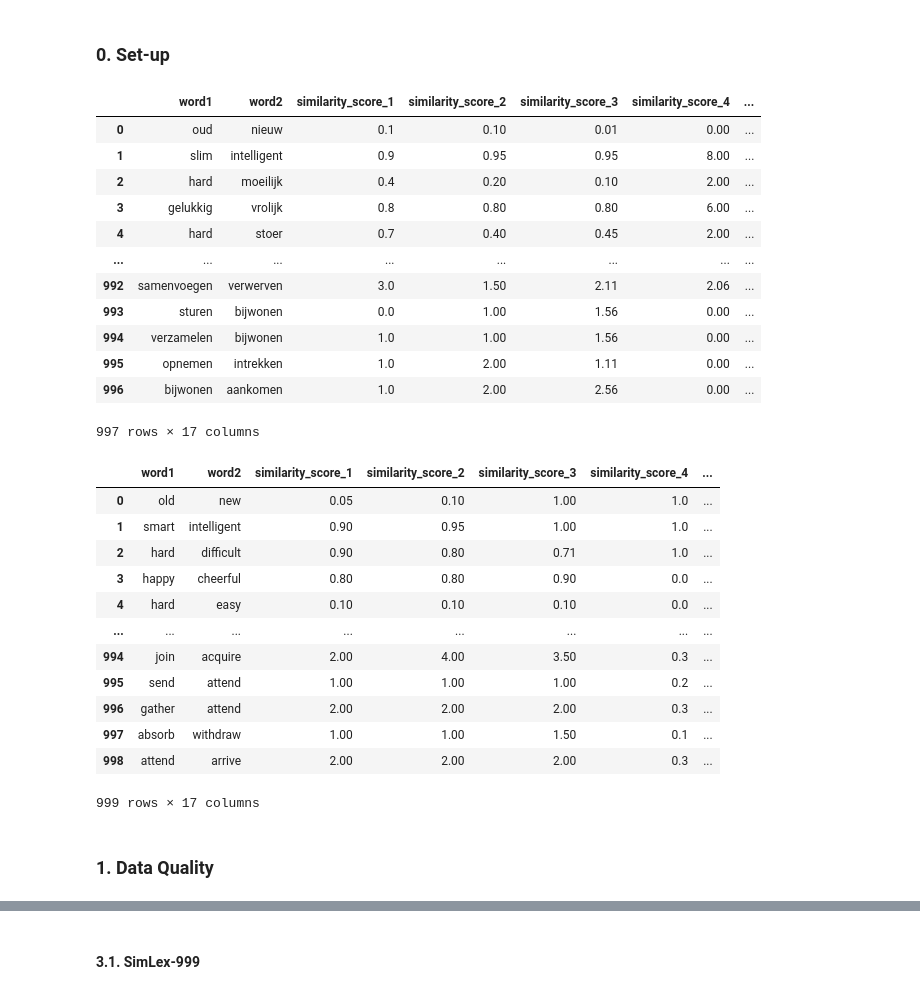
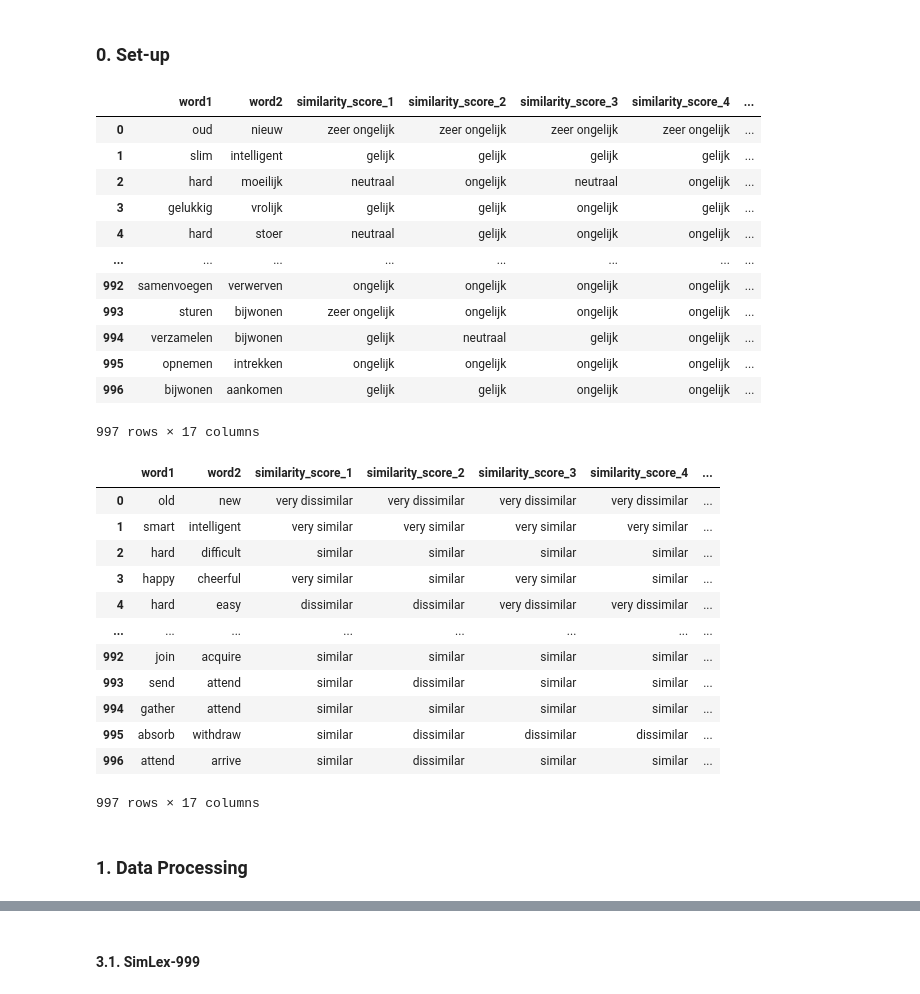
Before and after one commit to XanderSnelder/master-thesis, a Jupyter notebook: evaluation/cross-evaluation/gpt-turbo-0125/f5.ipynb, the cells around one changed output, grey strips where cells are left out. Cells and saved outputs as stored; diff of their text form; code cells hidden in the pictures.

```diff
--- a/evaluation/cross-evaluation/gpt-turbo-0125/f5.ipynb
+++ b/evaluation/cross-evaluation/gpt-turbo-0125/f5.ipynb
@@ -9,46 +9,46 @@ nl_predicted = pd.read_csv("../../../data/gpt-3.5-turbo-0125/processed/nl/f5.csv
 # %%
 # Load EN predicted
-en_predicted = pd.read_csv("../../../data/gpt-3.5-turbo-0125/processed/en/f5.csv")
+raw_en_pred = pd.read_csv("../../../data/gpt-3.5-turbo-0125/processed/en/f5.csv")
 
 # Drop rows in EN SimLex that are missing in NL SimLex
-en_predicted = en_predicted.drop(en_predicted[(en_predicted['word1'] == 'bad') & (en_predicted['word2'] == 'awful')].index)
-en_predicted = en_predicted.drop(en_predicted[(en_predicted['word1'] == 'bad') & (en_predicted['word2'] == 'terrible')].index)
+raw_en_pred = raw_en_pred.drop(raw_en_pred[(raw_en_pred['word1'] == 'bad') & (raw_en_pred['word2'] == 'awful')].index)
+raw_en_pred = raw_en_pred.drop(raw_en_pred[(raw_en_pred['word1'] == 'bad') & (raw_en_pred['word2'] == 'terrible')].index)
 
 # Reset index
-en_predicted = en_predicted.reset_index(drop=True)
+raw_en_pred = raw_en_pred.reset_index(drop=True)
 # %%
 # Show results
-nl_predicted
+raw_nl_pred
 # %% [output]
 |  | word1 | word2 | similarity_score_1 | similarity_score_2 | similarity_score_3 | similarity_score_4 | ... |
-| 0 | oud | nieuw | 0.1 | 0.10 | 0.01 | 0.00 | ... |
-| 1 | slim | intelligent | 0.9 | 0.95 | 0.95 | 8.00 | ... |
-| 2 | hard | moeilijk | 0.4 | 0.20 | 0.10 | 2.00 | ... |
-| 3 | gelukkig | vrolijk | 0.8 | 0.80 | 0.80 | 6.00 | ... |
-| 4 | hard | stoer | 0.7 | 0.40 | 0.45 | 2.00 | ... |
+| 0 | oud | nieuw | zeer ongelijk | zeer ongelijk | zeer ongelijk | zeer ongelijk | ... |
+| 1 | slim | intelligent | gelijk | gelijk | gelijk | gelijk | ... |
+| 2 | hard | moeilijk | neutraal | ongelijk | neutraal | ongelijk | ... |
+| 3 | gelukkig | vrolijk | gelijk | gelijk | ongelijk | gelijk | ... |
+| 4 | hard | stoer | neutraal | gelijk | ongelijk | ongelijk | ... |
 | ... | ... | ... | ... | ... | ... | ... | ... |
-| 992 | samenvoegen | verwerven | 3.0 | 1.50 | 2.11 | 2.06 | ... |
-| 993 | sturen | bijwonen | 0.0 | 1.00 | 1.56 | 0.00 | ... |
-| 994 | verzamelen | bijwonen | 1.0 | 1.00 | 1.56 | 0.00 | ... |
-| 995 | opnemen | intrekken | 1.0 | 2.00 | 1.11 | 0.00 | ... |
-| 996 | bijwonen | aankomen | 1.0 | 2.00 | 2.56 | 0.00 | ... |
+| 992 | samenvoegen | verwerven | ongelijk | ongelijk | ongelijk | ongelijk | ... |
+| 993 | sturen | bijwonen | zeer ongelijk | ongelijk | ongelijk | ongelijk | ... |
+| 994 | verzamelen | bijwonen | gelijk | neutraal | gelijk | ongelijk | ... |
+| 995 | opnemen | intrekken | ongelijk | ongelijk | ongelijk | ongelijk | ... |
+| 996 | bijwonen | aankomen | gelijk | gelijk | ongelijk | ongelijk | ... |
 997 rows × 17 columns
 # %%
 # Show results
-en_predicted
+raw_en_pred
 # %% [output]
 |  | word1 | word2 | similarity_score_1 | similarity_score_2 | similarity_score_3 | similarity_score_4 | ... |
-| 0 | old | new | 0.05 | 0.10 | 1.00 | 1.0 | ... |
-| 1 | smart | intelligent | 0.90 | 0.95 | 1.00 | 1.0 | ... |
-| 2 | hard | difficult | 0.90 | 0.80 | 0.71 | 1.0 | ... |
-| 3 | happy | cheerful | 0.80 | 0.80 | 0.90 | 0.0 | ... |
-| 4 | hard | easy | 0.10 | 0.10 | 0.10 | 0.0 | ... |
+| 0 | old | new | very dissimilar | very dissimilar | very dissimilar | very dissimilar | ... |
+| 1 | smart | intelligent | very similar | very similar | very similar | very similar | ... |
+| 2 | hard | difficult | similar | similar | similar | similar | ... |
+| 3 | happy | cheerful | very similar | similar | very similar | similar | ... |
+| 4 | hard | easy | dissimilar | dissimilar | very dissimilar | very dissimilar | ... |
 | ... | ... | ... | ... | ... | ... | ... | ... |
-| 994 | join | acquire | 2.00 | 4.00 | 3.50 | 0.3 | ... |
-| 995 | send | attend | 1.00 | 1.00 | 1.00 | 0.2 | ... |
-| 996 | gather | attend | 2.00 | 2.00 | 2.00 | 0.3 | ... |
-| 997 | absorb | withdraw | 1.00 | 1.00 | 1.50 | 0.1 | ... |
-| 998 | attend | arrive | 2.00 | 2.00 | 2.00 | 0.3 | ... |
+| 992 | join | acquire | similar | similar | similar | similar | ... |
+| 993 | send | attend | similar | dissimilar | similar | similar | ... |
+| 994 | gather | attend | similar | similar | similar | similar | ... |
+| 995 | absorb | withdraw | similar | dissimilar | dissimilar | dissimilar | ... |
+| 996 | attend | arrive | similar | dissimilar | similar | similar | ... |
-999 rows × 17 columns
+997 rows × 17 columns
 # %% [markdown]
-### **1. Data Quality**
+### **1. Data Processing**
```
Also changed, not shown: parts of 75 cells of this notebook, 15 other files.
